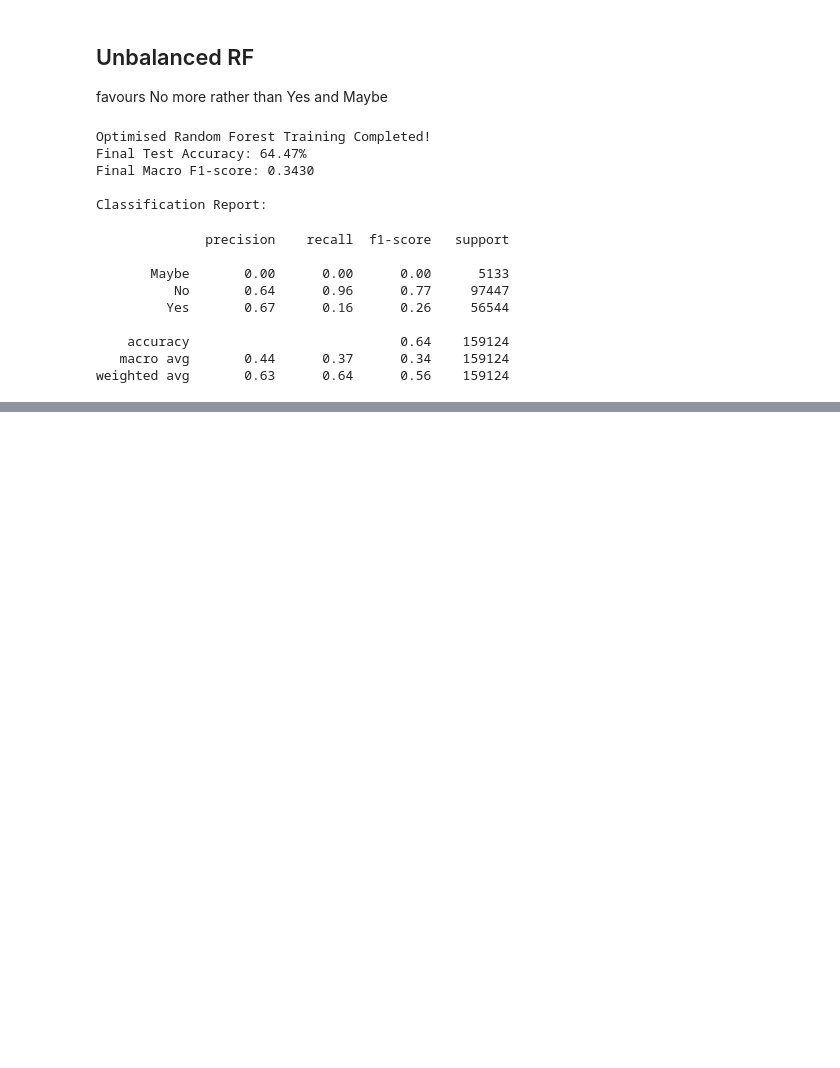
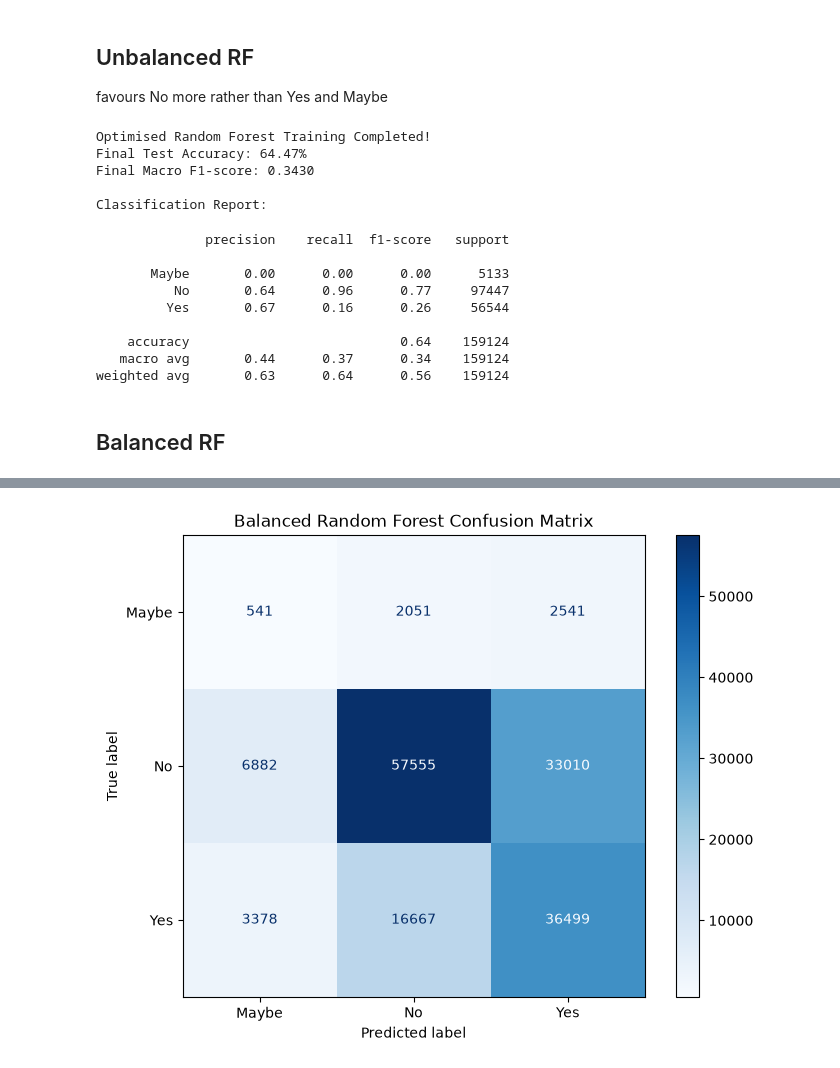
Before and after one commit to IreneStephen-DS/Indian_Tourism_ML, a Jupyter notebook: ProjectFiles/project.ipynb, the cells around one changed output, grey strips where cells are left out. Cells and saved outputs as stored; diff of their text form; code cells hidden in the pictures; blank space fills up the shorter version.

Commit message:
Random Forest Balanced RF

```diff
--- a/ProjectFiles/project.ipynb
+++ b/ProjectFiles/project.ipynb
@@ -2079,3 +2079,77 @@ Classification Report:
     accuracy                           0.64    159124
    macro avg       0.44      0.37      0.34    159124
 weighted avg       0.63      0.64      0.56    159124
+# %% [markdown]
+## Balanced RF
+# %%
+from sklearn.ensemble import RandomForestClassifier
+from sklearn.metrics import (
+    accuracy_score,
+    classification_report,
+    f1_score,
+    confusion_matrix,
+    ConfusionMatrixDisplay
+)
+import matplotlib.pyplot as plt
+
+# Create Balanced Random Forest model
+balanced_random_forest = RandomForestClassifier(
+    n_estimators=100,
+    max_depth=20,
+    min_samples_split=10,
+    min_samples_leaf=2,
+    max_features='sqrt',
+    class_weight='balanced_subsample',
+    random_state=42,
+    n_jobs=-1
+)
+
+# Train the model using the original training data
+balanced_random_forest.fit(X_train, y_train)
+
+# Make predictions on the original test data
+y_pred_balanced_rf = balanced_random_forest.predict(X_test)
+
+# Calculate accuracy
+balanced_rf_accuracy = accuracy_score(
+    y_test,
+    y_pred_balanced_rf
+)
+
+# Calculate Macro F1-score
+balanced_rf_macro_f1 = f1_score(
+    y_test,
+    y_pred_balanced_rf,
+    average='macro'
+)
+
+# Display results
+print("Balanced Random Forest Training Completed!")
+print(f"Test Accuracy: {balanced_rf_accuracy * 100:.2f}%")
+print(f"Macro F1-score: {balanced_rf_macro_f1:.4f}")
+
+# Classification report
+print("\nClassification Report:")
+print(classification_report(
+    y_test,
+    y_pred_balanced_rf,
+    zero_division=0
+))
+
+# Plot confusion matrix
+cm = confusion_matrix(
+    y_test,
+    y_pred_balanced_rf,
+    labels=balanced_random_forest.classes_
+)
+
+disp = ConfusionMatrixDisplay(
+    confusion_matrix=cm,
+    display_labels=balanced_random_forest.classes_
+)
+
+fig, ax = plt.subplots(figsize=(8, 6))
+disp.plot(cmap='Blues', values_format='d', ax=ax)
+plt.title("Balanced Random Forest Confusion Matrix")
+plt.show()
+# %% [output]
@@ -2081,0 +2170 @@ weighted avg       0.63      0.64      0.56    159124
+[figure, added]
```
Also changed, not shown: parts of 1 cell of this notebook.
